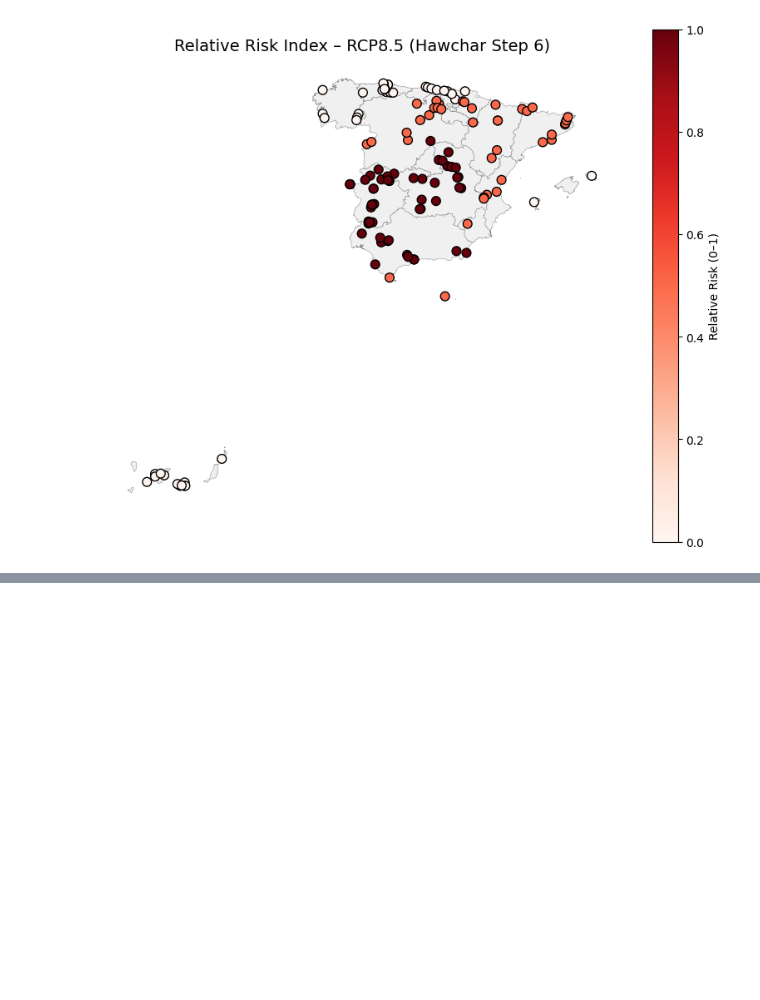
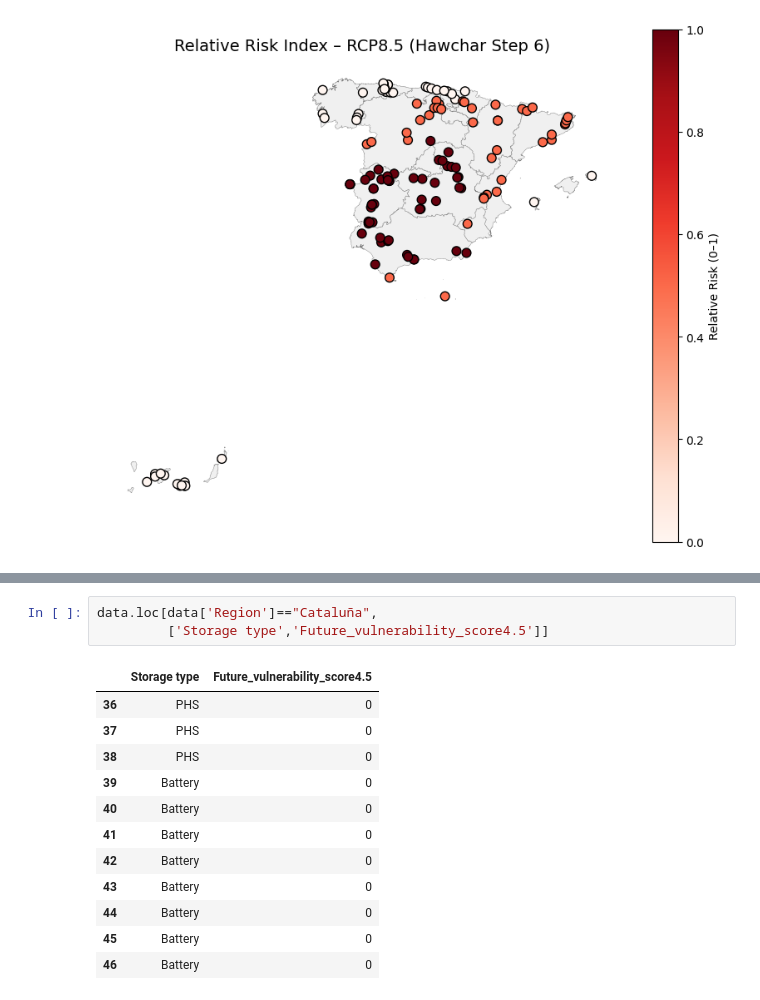
Before and after one commit to MariusMC8/Thesis-coding, a Jupyter notebook: Risk_ranking_maps.ipynb, the cells around one changed output, grey strips where cells are left out. Drawn from its saved outputs; the diff is of its cells as text; blank space fills up the shorter version.

```diff
--- a/Risk_ranking_maps.ipynb
+++ b/Risk_ranking_maps.ipynb
@@ -704,0 +1366,16 @@ plot_relative_risk(
+# %%
+data.loc[data['Region']=="Cataluña",
+         ['Storage type','Future_vulnerability_score4.5']]
+# %% [output]
+|  | Storage type | Future_vulnerability_score4.5 |
+| 36 | PHS | 0 |
+| 37 | PHS | 0 |
+| 38 | PHS | 0 |
+| 39 | Battery | 0 |
+| 40 | Battery | 0 |
+| 41 | Battery | 0 |
+| 42 | Battery | 0 |
+| 43 | Battery | 0 |
+| 44 | Battery | 0 |
+| 45 | Battery | 0 |
+| 46 | Battery | 0 |
```
Also changed, not shown: parts of 6 cells of this notebook.
